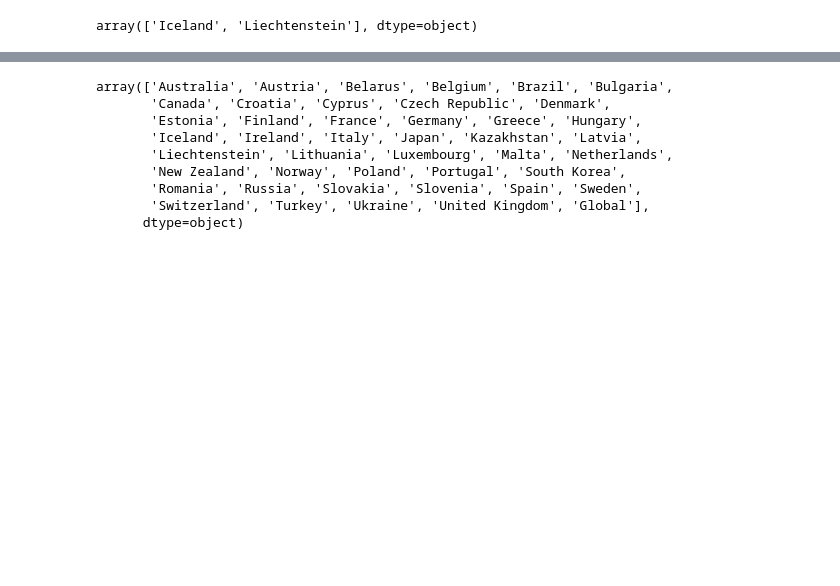
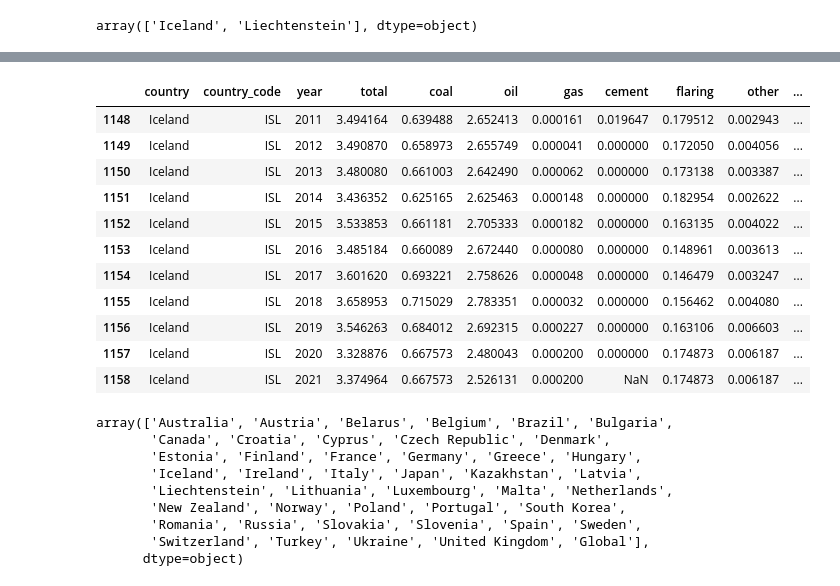
Before and after one commit to themountaintop/exploring_world_emissions, a Jupyter notebook: Processing/Emissions_ML.ipynb, the cells around one changed output, grey strips where cells are left out. Cells and saved outputs as stored; diff of their text form; code cells hidden in the pictures; blank space fills up the shorter version.

```diff
--- a/Processing/Emissions_ML.ipynb
+++ b/Processing/Emissions_ML.ipynb
@@ -118 +104,17 @@ array(['Liechtenstein'], dtype=object)
+# %%
+# The cement values have been 0 since 2012, so we can fill this value in as 0 too.
+df[(df['country'] == 'Iceland') & (df['year'] > 2010)]
+# %% [output]
+|  | country | country_code | year | total | coal | oil | gas | cement | flaring | other | ... |
+| 1148 | Iceland | ISL | 2011 | 3.494164 | 0.639488 | 2.652413 | 0.000161 | 0.019647 | 0.179512 | 0.002943 | ... |
+| 1149 | Iceland | ISL | 2012 | 3.490870 | 0.658973 | 2.655749 | 0.000041 | 0.000000 | 0.172050 | 0.004056 | ... |
+| 1150 | Iceland | ISL | 2013 | 3.480080 | 0.661003 | 2.642490 | 0.000062 | 0.000000 | 0.173138 | 0.003387 | ... |
+| 1151 | Iceland | ISL | 2014 | 3.436352 | 0.625165 | 2.625463 | 0.000148 | 0.000000 | 0.182954 | 0.002622 | ... |
+| 1152 | Iceland | ISL | 2015 | 3.533853 | 0.661181 | 2.705333 | 0.000182 | 0.000000 | 0.163135 | 0.004022 | ... |
+| 1153 | Iceland | ISL | 2016 | 3.485184 | 0.660089 | 2.672440 | 0.000080 | 0.000000 | 0.148961 | 0.003613 | ... |
+| 1154 | Iceland | ISL | 2017 | 3.601620 | 0.693221 | 2.758626 | 0.000048 | 0.000000 | 0.146479 | 0.003247 | ... |
+| 1155 | Iceland | ISL | 2018 | 3.658953 | 0.715029 | 2.783351 | 0.000032 | 0.000000 | 0.156462 | 0.004080 | ... |
+| 1156 | Iceland | ISL | 2019 | 3.546263 | 0.684012 | 2.692315 | 0.000227 | 0.000000 | 0.163106 | 0.006603 | ... |
+| 1157 | Iceland | ISL | 2020 | 3.328876 | 0.667573 | 2.480043 | 0.000200 | 0.000000 | 0.174873 | 0.006187 | ... |
+| 1158 | Iceland | ISL | 2021 | 3.374964 | 0.667573 | 2.526131 | 0.000200 | NaN | 0.174873 | 0.006187 | ... |
 # %%
```
Also changed, not shown: parts of 27 cells of this notebook.
